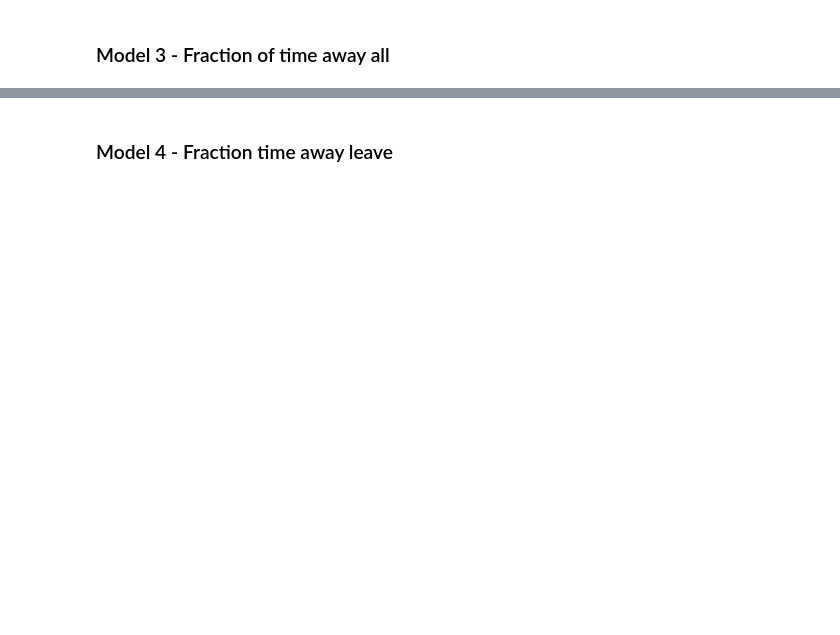
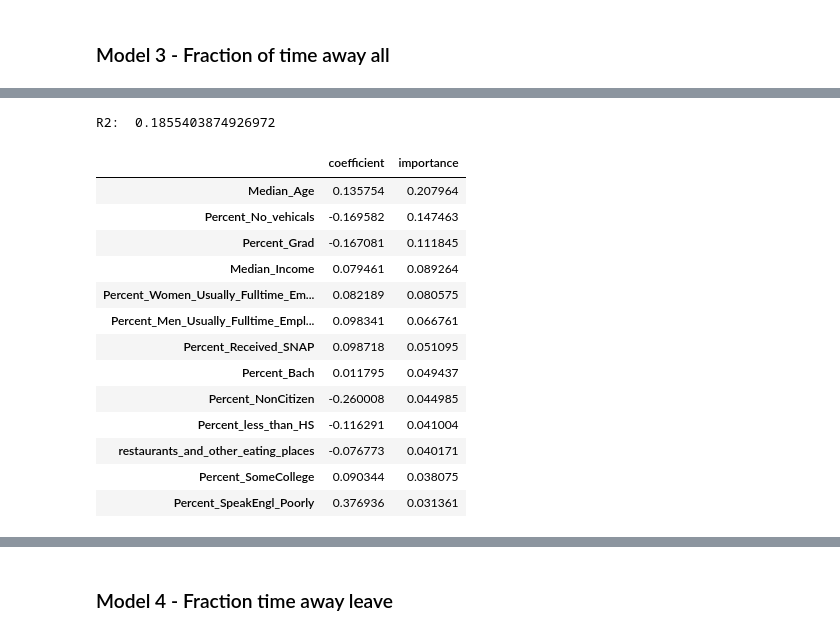
Before and after one commit to IssueToImpact/covid-chicago-mobility, a Jupyter notebook: COVID_model.ipynb, the cells around one changed output, grey strips where cells are left out. Cells and saved outputs as stored; diff of their text form; code cells hidden in the pictures; blank space fills up the shorter version.

Commit message:
add feature importance

```diff
--- a/COVID_model.ipynb
+++ b/COVID_model.ipynb
@@ -424,6 +465,6 @@ grid_search_ftaa = GridSearchCV(estimator = rf_ftaa, param_grid = param_grid,
 # %%
-grid_search_ftaa.fit(ftaa_features_train, ftaa_target_train)
+#grid_search_ftaa.fit(ftaa_features_train, ftaa_target_train)
 
-grid_search_ftaa.best_params_
+#grid_search_ftaa.best_params_
 
-grid_search_ftaa.best_estimator_
+#grid_search_ftaa.best_estimator_
@@ -450,0 +486,5 @@ mean_squared_error(ftaa_y_pred, ftaa_target_test)
+# %%
+feature_importances_ftaa_rf = pd.DataFrame(rf_best_ftaa.feature_importances_,
+                                           index = ftaa_features_train.columns,
+                                           columns=['importance']).sort_values('importance', ascending=False)
+feature_importances_ftaa_rf
@@ -450,0 +506,39 @@ mean_squared_error(ftaa_y_pred, ftaa_target_test)
+# %%
+scaler_ftaa_features = StandardScaler()
+ftaa_features_train_scaled = scaler_ftaa_features.fit_transform(ftaa_features_train)
+ftaa_features_test_scaled = scaler_ftaa_features.transform(ftaa_features_test)
+
+scaler_ftaa_target = StandardScaler()
+ftaa_target_train_scaled = scaler_ftaa_target.fit_transform(ftaa_target_train.values.reshape(-1, 1))
+ftaa_target_test_scaled = scaler_ftaa_target.transform(ftaa_target_test.values.reshape(-1, 1))
+
+regr_ftaa = linear_model.LinearRegression()
+
+regr_ftaa.fit(ftaa_features_train_scaled, ftaa_target_train_scaled)
+
+y_pred_ftaa = regr_ftaa.predict(ftaa_features_test_scaled)
+
+print("R2: ", regr_ftaa.score(ftaa_features_train_scaled, ftaa_target_train_scaled))
+# %% [output]
+R2:  0.1855403874926972
+# %%
+feature_importances_ftaa_lr = pd.DataFrame(regr_ftaa.coef_[0],
+                                   index = ftaa_features_train.columns,
+                                    columns=['coefficient']).sort_values('coefficient', ascending=False)
+
+feature_importances_ftaa_lr.merge(feature_importances_ftaa_rf, left_index=True, right_index=True).sort_values(by='importance', ascending=False)
+# %% [output]
+|  | coefficient | importance |
+| Median_Age | 0.135754 | 0.207964 |
+| Percent_No_vehicals | -0.169582 | 0.147463 |
+| Percent_Grad | -0.167081 | 0.111845 |
+| Median_Income | 0.079461 | 0.089264 |
+| Percent_Women_Usually_Fulltime_Em... | 0.082189 | 0.080575 |
+| Percent_Men_Usually_Fulltime_Empl... | 0.098341 | 0.066761 |
+| Percent_Received_SNAP | 0.098718 | 0.051095 |
+| Percent_Bach | 0.011795 | 0.049437 |
+| Percent_NonCitizen | -0.260008 | 0.044985 |
+| Percent_less_than_HS | -0.116291 | 0.041004 |
+| restaurants_and_other_eating_places | -0.076773 | 0.040171 |
+| Percent_SomeCollege | 0.090344 | 0.038075 |
+| Percent_SpeakEngl_Poorly | 0.376936 | 0.031361 |
```
Also changed, not shown: parts of 23 cells of this notebook.
